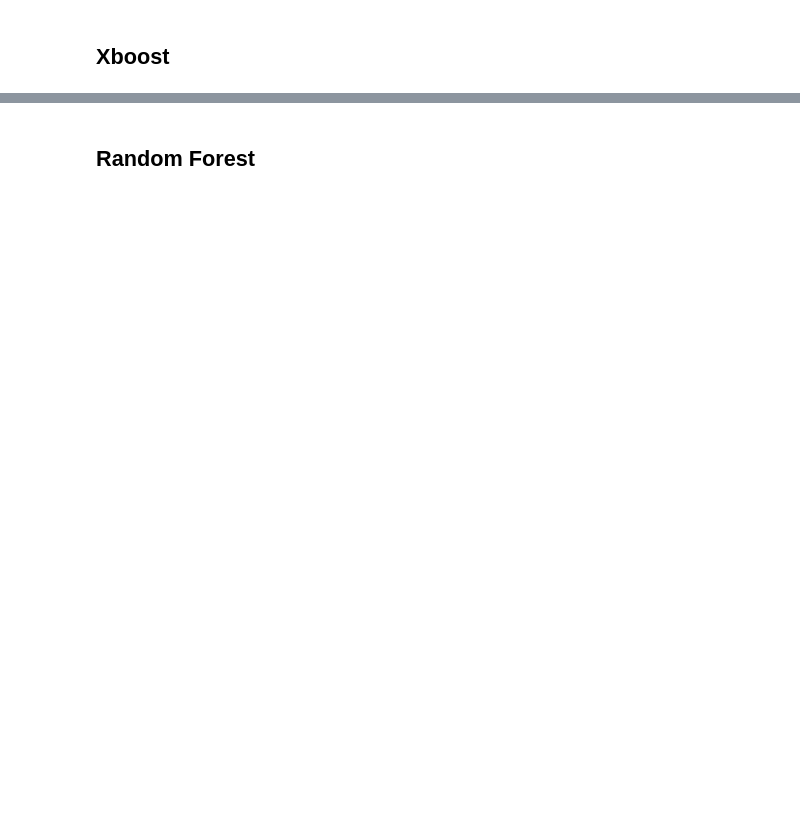
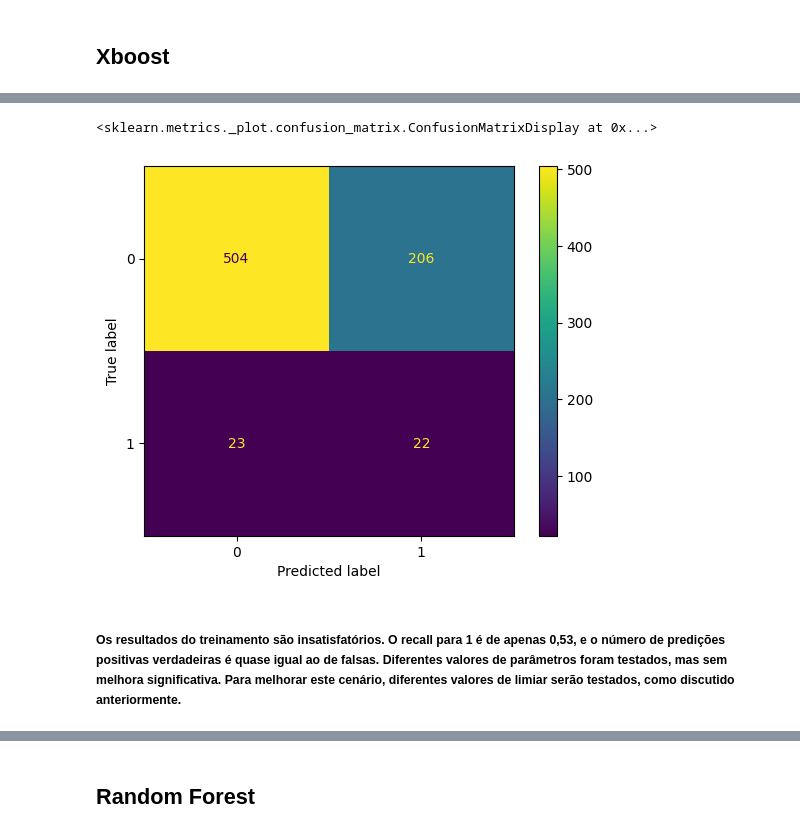
Before and after one commit to marinappdf/projetos-EBAC, a Jupyter notebook: Projeto Final/pred-hipertiroidismo.ipynb, the cells around one changed output, grey strips where cells are left out. Saved outputs shown, nothing was run; the diff lists cells and outputs as text; code cells hidden in the pictures; blank space fills up the shorter version.

```diff
--- a/Projeto Final/pred-hipertiroidismo.ipynb
+++ b/Projeto Final/pred-hipertiroidismo.ipynb
@@ -866,34 +868,21 @@ grid_search_xgboost = GridSearchCV(
 # %%
-# Por que pode estar errado: Ao reduzir para apenas 4 componentes, você pode estar perdendo informações importantes.
-# Ográfico mostra ~95-98% da variância em 4 componentes, mas perder 2-5% pode ser crítico para classificação.
+xgboost_randomized.fit(x_train, y_train)
 
-
-# Teste múltiplas opções
-#for n_comp in [5, 6, 8, 10]:
-    #pca_test = PCA(n_components=n_comp)
-    #x_train_pca = pca_test.fit_transform(x_train)
-    #x_test_pca = pca_test.transform(x_test)
-    # Treina modelo e avalia
-    # Escolhe que gera melhor recall
-
-grid_search_xgboost.fit(x_train, y_train)
-
-# Melhor Modelo
-best_xgb = grid_search_xgboost.best_estimator_
-print("Melhores parâmetros:", grid_search_xgboost.best_params_)
-print("Melhor score (CV):", grid_search_xgboost.best_score_)
+best_xgboost = xgboost_randomized.best_estimator_
+print("Melhores parâmetros:", xgboost_randomized.best_params_)
+print("Melhor score (CV):", xgboost_randomized.best_score_)
 
 # predições no conjunto de teste
-y_pred_xgb = best_xgb.predict(x_test)
+y_pred_xgboost = best_xgboost.predict(x_test)
 
 # métricas de avaliação
-acc_xgb = accuracy_score(y_test, y_pred_xgb)
-rec_xgb = recall_score(y_test, y_pred_xgb, zero_division=0)
-print(f"Acurácia: {acc_xgb:.4f}")
-print(f"Recall: {rec_xgb:.4f}")
-prec_xgb = precision_score(y_test, y_pred_xgb, zero_division=0)
-f1_xgb = f1_score(y_test, y_pred_xgb, zero_division=0)
-print(f"Precisão: {prec_xgb:.4f}")
-print(f"F1 score: {f1_xgb:.4f}")
+acc_xgboost = accuracy_score(y_test, y_pred_xgboost)
+rec_xgboost = recall_score(y_test, y_pred_xgboost, zero_division=0)
+print(f"Acurácia: {acc_xgboost:.4f}")
+print(f"Recall: {rec_xgboost:.4f}")
+prec_xgboost = precision_score(y_test, y_pred_xgboost, zero_division=0)
+f1_xgboost = f1_score(y_test, y_pred_xgboost, zero_division=0)
+print(f"Precisão: {prec_xgboost:.4f}")
+print(f"F1 score: {f1_xgboost:.4f}")
 print("Relatório de Classificação:")
-print(classification_report(y_test, y_pred_xgb, zero_division=0))
+print(classification_report(y_test, y_pred_xgboost, zero_division=0))
@@ -900,2 +906,7 @@ print(classification_report(y_test, y_pred_xgb, zero_division=0))
 # %%
-ConfusionMatrixDisplay.from_predictions(y_test, y_pred_xgb)
+ConfusionMatrixDisplay.from_predictions(y_test, y_pred_xgboost)
+# %% [output]
+<sklearn.metrics._plot.confusion_matrix.ConfusionMatrixDisplay at 0x...>
+[figure, added]
+# %% [markdown]
+##### Os resultados do treinamento são insatisfatórios. O recall para 1 é de apenas 0,53, e o número de predições positivas verdadeiras é quase igual ao de falsas. Diferentes valores de parâmetros foram testados, mas sem melhora significativa. Para melhorar este cenário, diferentes valores de limiar serão testados, como discutido anteriormente.
```
Also changed, not shown: parts of 49 cells of this notebook.
